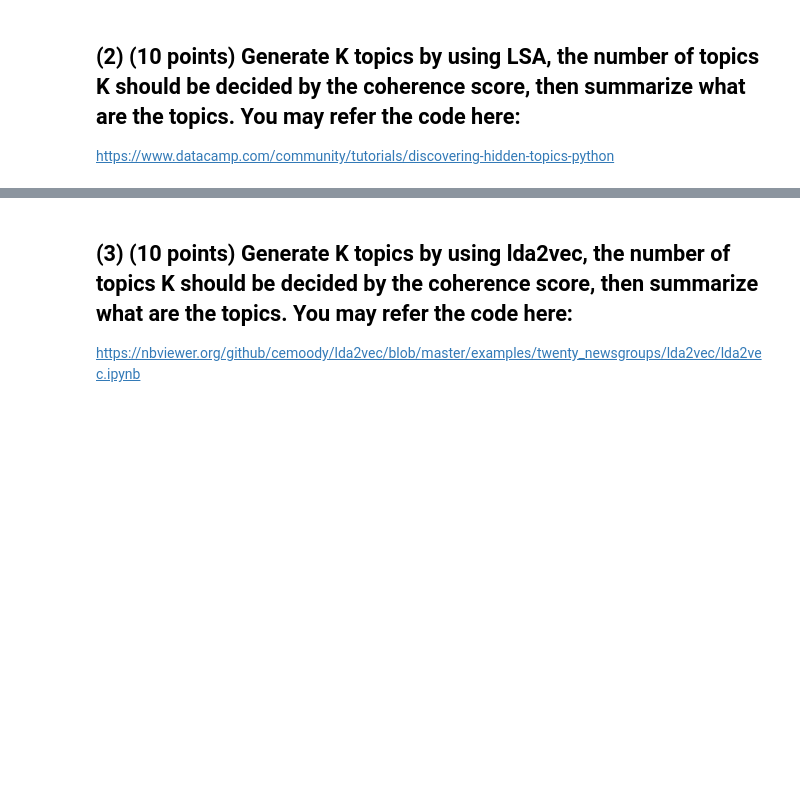
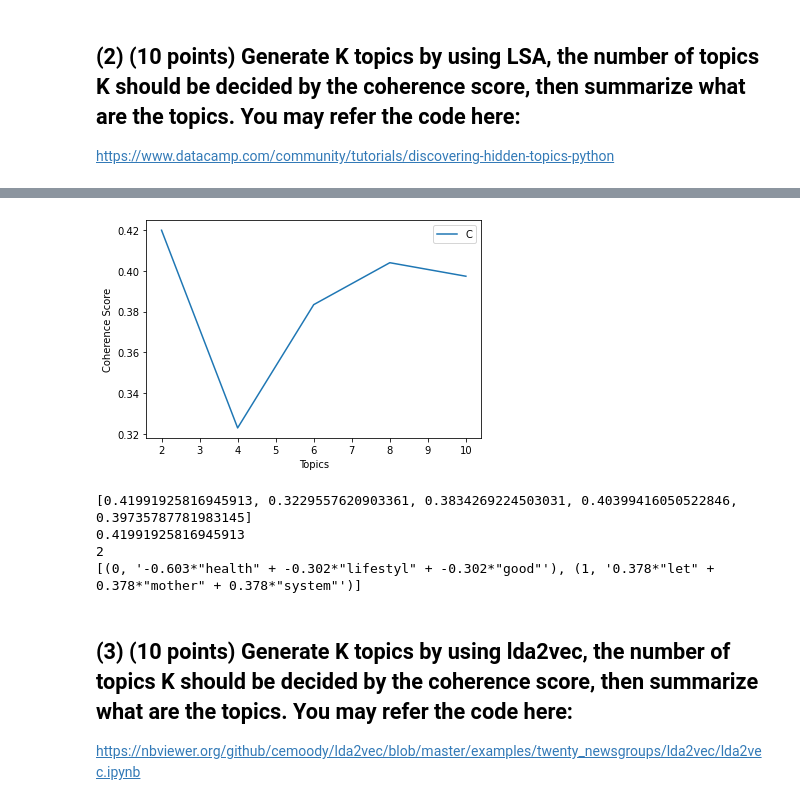
Before and after one commit to MounishaChalasani/MounishaChalasani-INFO5731_Assignment_One_fall2022, a Jupyter notebook: In_class_exercise_04_11032022.ipynb, the cells around one changed output, grey strips where cells are left out. Drawn from its saved outputs; the diff is of its cells as text; code cells hidden in the pictures; blank space fills up the shorter version.

```diff
--- a/In_class_exercise_04_11032022.ipynb
+++ b/In_class_exercise_04_11032022.ipynb
@@ -18,0 +137,26 @@ https://www.datacamp.com/community/tutorials/discovering-hidden-topics-python
+# %%
+def coherence_score(dictionary, doc_term_matrix, doc_clean, stop, start=2, step=3):
+
+    values = []
+    list_values = []
+    for i in range(start, stop, step):
+        lsa_model = gensim.models.ldamodel.LdaModel(doc_term_matrix, num_topics=2, id2word = dictionary)
+        list_values.append(lsa_model)
+        coherencemodel = CoherenceModel(model=lsa_model, texts=doc_clean, dictionary=dictionary, coherence='c_v')
+        values.append(coherencemodel.get_coherence())
+    return list_values, values
+
+texts = []
+
+for i in text:
+
+    raw = i.lower()
+    tokens = token.tokenize(raw)
+    stop_tokens = [i for i in tokens if not i in english_stopwords]
+    stem_tokens = [PS.stem(i) for i in stop_tokens]
+    texts.append(stem_tokens)
+
+dict = corpora.Dictionary(texts)
+
+corpus = [dict.doc2bow(text) for text in texts]
+list_values, values = coherence_score(dict, corpus, texts, 12,2,2)
@@ -19,3 +169,28 @@ https://www.datacamp.com/community/tutorials/discovering-hidden-topics-python
+# %%
+import matplotlib.pyplot as plt
+limit=12; start=2; step=2;
+graph = range(start, limit, step)
+plt.plot(graph, values)
+plt.xlabel("Topics")
+plt.ylabel("Coherence Score")
+plt.legend(("Coherence Values"), loc='best')
+plt.show()
+
+x=max(values)
+y=values.index(x)
+y= (y+1)*2
+print(values)
+print(x)
+print(y)
+
+lsa_model = gensim.models.lsimodel.LsiModel(corpus, num_topics=y, id2word = dict)
+print(lsa_model.print_topics(num_topics=y, num_words=3))
+# %% [output]
+[figure, added]
+[0.41991925816945913, 0.3229557620903361, 0.3834269224503031, 0.40399416050522846, 0.39735787781983145]
+0.41991925816945913
+2
+[(0, '-0.603*"health" + -0.302*"lifestyl" + -0.302*"good"'), (1, '0.378*"let" + 0.378*"mother" + 0.378*"system"')]
 # %% [markdown]
 ## (3) (10 points) Generate K topics by using  lda2vec, the number of topics K should be decided by the coherence score, then summarize what are the topics. You may refer the code here:
 
```
Also changed, not shown: parts of 23 cells of this notebook.
